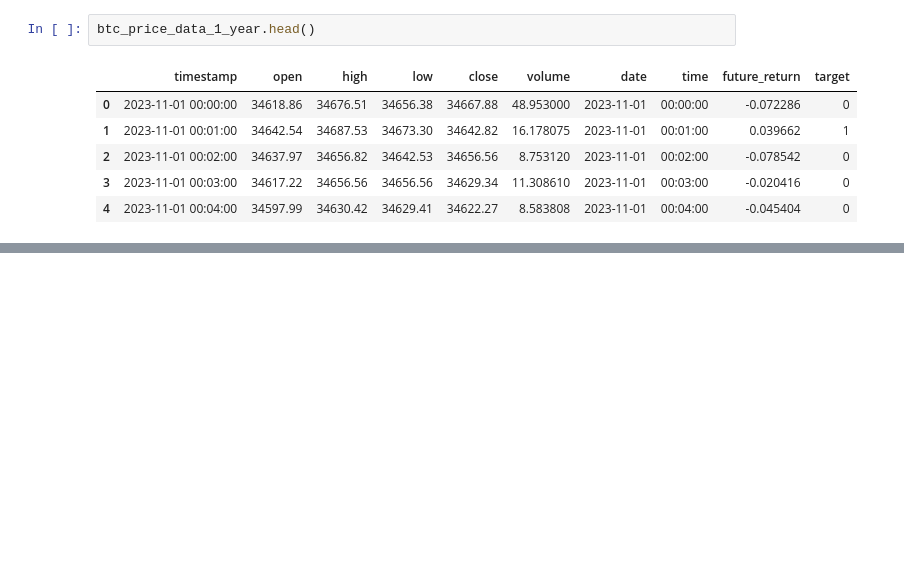
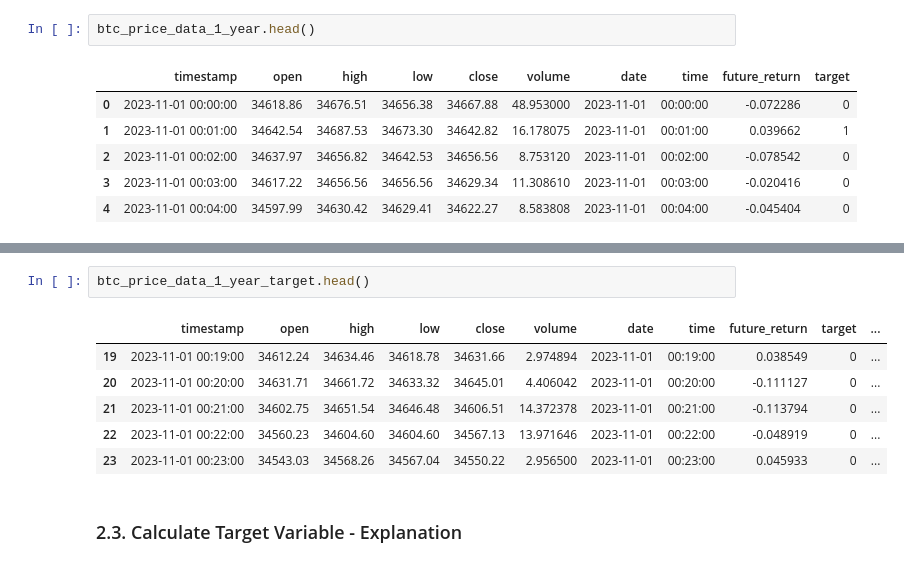
Before and after one commit to kostadinlambov/Algorithmic-Trading-Bot, a Jupyter notebook: Notebook/Calculate Target.ipynb, the cells around one changed output, grey strips where cells are left out. Saved outputs shown, nothing was run; the diff lists cells and outputs as text; blank space fills up the shorter version.

```diff
--- a/Notebook/Calculate Target.ipynb
+++ b/Notebook/Calculate Target.ipynb
@@ -247,0 +477,11 @@ btc_price_data_1_year_target.head()
+# %%
+btc_price_data_1_year_target.head()
+# %% [output]
+|  | timestamp | open | high | low | close | volume | date | time | future_return | target | ... |
+| 19 | 2023-11-01 00:19:00 | 34612.24 | 34634.46 | 34618.78 | 34631.66 | 2.974894 | 2023-11-01 | 00:19:00 | 0.038549 | 0 | ... |
+| 20 | 2023-11-01 00:20:00 | 34631.71 | 34661.72 | 34633.32 | 34645.01 | 4.406042 | 2023-11-01 | 00:20:00 | -0.111127 | 0 | ... |
+| 21 | 2023-11-01 00:21:00 | 34602.75 | 34651.54 | 34646.48 | 34606.51 | 14.372378 | 2023-11-01 | 00:21:00 | -0.113794 | 0 | ... |
+| 22 | 2023-11-01 00:22:00 | 34560.23 | 34604.60 | 34604.60 | 34567.13 | 13.971646 | 2023-11-01 | 00:22:00 | -0.048919 | 0 | ... |
+| 23 | 2023-11-01 00:23:00 | 34543.03 | 34568.26 | 34567.04 | 34550.22 | 2.956500 | 2023-11-01 | 00:23:00 | 0.045933 | 0 | ... |
+# %% [markdown]
+### 2.3. Calculate Target Variable - Explanation
```
Also changed, not shown: parts of 28 cells of this notebook, 1 other file.
